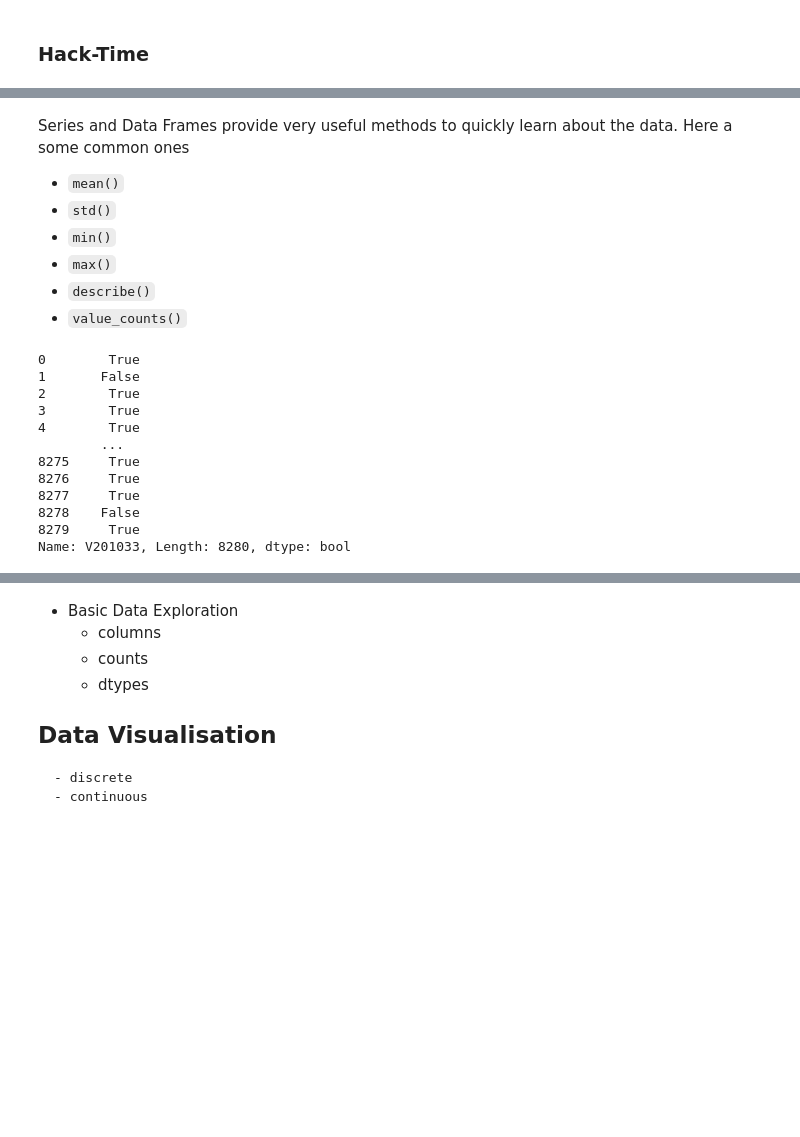
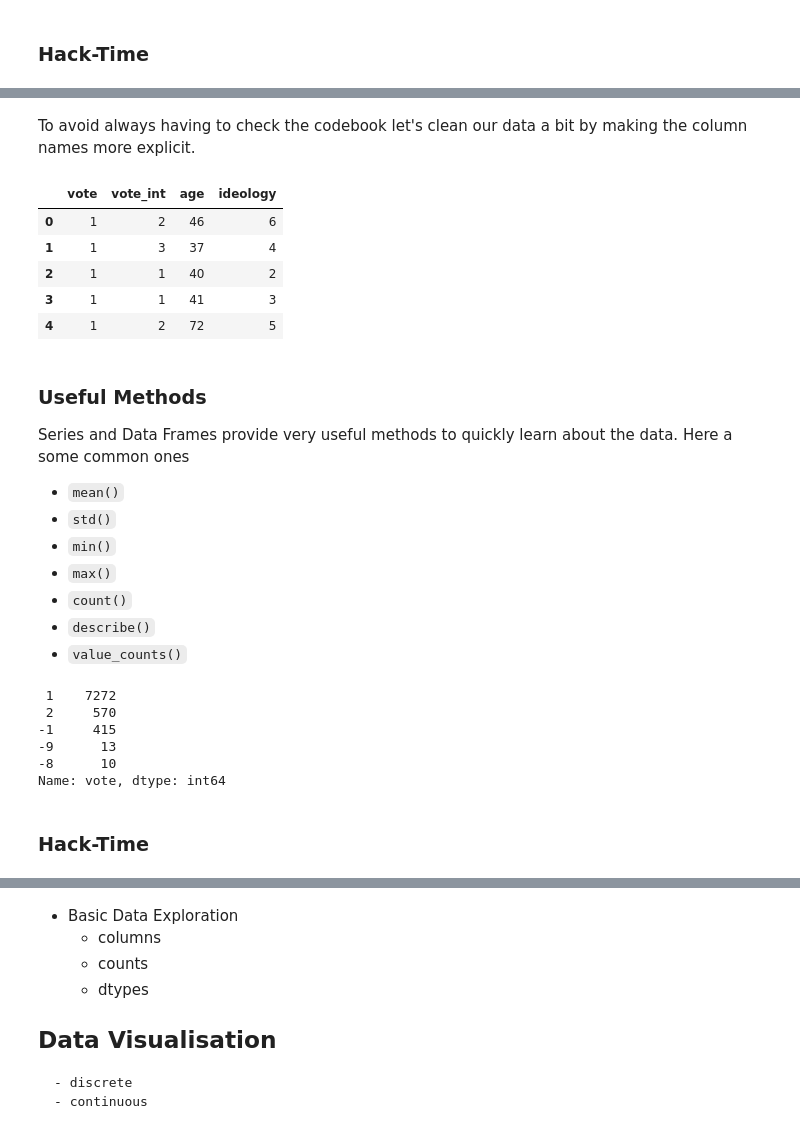
Before and after one commit to mickaeltemporao/itds, a Jupyter notebook: materials/04-data-exploration-basics.ipynb, the cells around one changed output, grey strips where cells are left out. Saved outputs shown, nothing was run; the diff lists cells and outputs as text; code cells hidden in the pictures; blank space fills up the shorter version.

```diff
--- a/materials/04-data-exploration-basics.ipynb
+++ b/materials/04-data-exploration-basics.ipynb
@@ -88,26 +174,36 @@ type(vote_int)
+# %% [markdown]
+To avoid always having to check the codebook let's clean our data a bit by making the column names more explicit.
+# %%
+# Renaming the columns
+my_df.columns = ["vote", "vote_int", "age", "ideology"]
+my_df.head()
+# %% [output]
+|  | vote | vote_int | age | ideology |
+| 0 | 1 | 2 | 46 | 6 |
+| 1 | 1 | 3 | 37 | 4 |
+| 2 | 1 | 1 | 40 | 2 |
+| 3 | 1 | 1 | 41 | 3 |
+| 4 | 1 | 2 | 72 | 5 |
 # %% [markdown]
+### Useful Methods
 Series and Data Frames provide very useful methods to quickly learn about the data. Here a some common ones
 
 - `mean()`
 - `std()`
 - `min()`
 - `max()`
+- `count()`
 - `describe()`
 - `value_counts()`
-# %%
-vote_int.describe()
-
-anes_data["V201033"].between(1,2)
-# %% [output]
-0        True
-1       False
-2        True
-3        True
-4        True
-        ...
-8275     True
-8276     True
-8277     True
-8278    False
-8279     True
-Name: V201033, Length: 8280, dtype: bool
+# %%
+# How many people indent to vote?
+my_df["vote"].value_counts()
+# %% [output]
+ 1    7272
+ 2     570
+-1     415
+-9      13
+-8      10
+Name: vote, dtype: int64
+# %% [markdown]
+### Hack-Time
```
Also changed, not shown: parts of 24 cells of this notebook.
